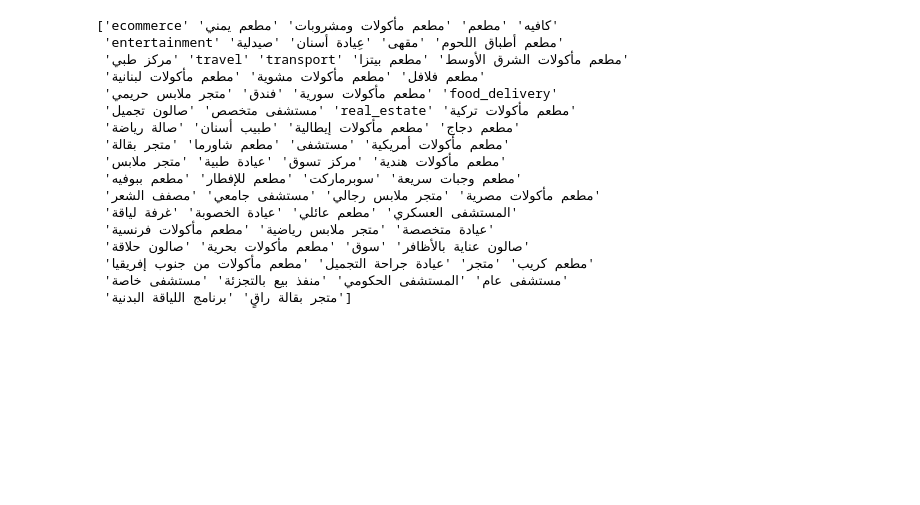
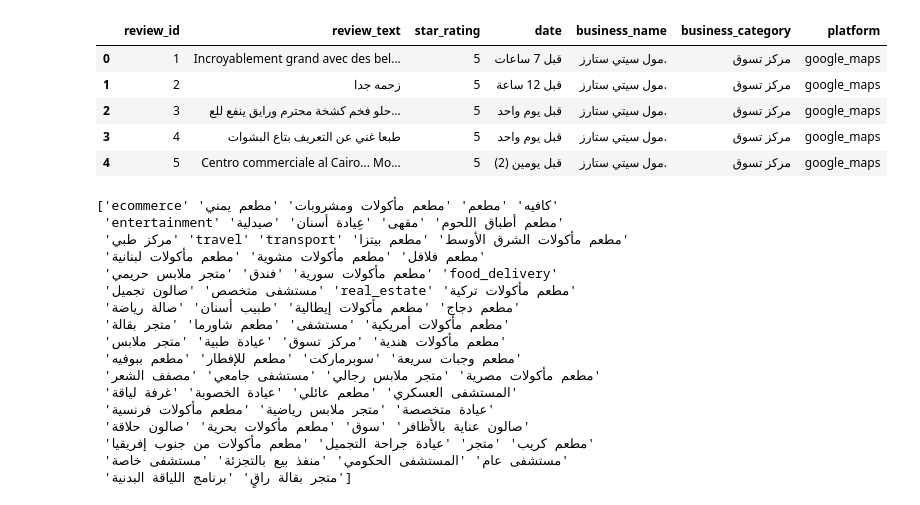
Before and after one commit to mariamgharib553/Hackathon_DeepX, a Jupyter notebook: NU.ipynb, the cells around one changed output. Saved outputs shown, nothing was run; the diff lists cells and outputs as text; code cells hidden in the pictures; blank space fills up the shorter version.

```diff
--- a/NU.ipynb
+++ b/NU.ipynb
@@ -13,2 +16,4 @@ from transformers import (
 # %%
 Label_data=pd.read_excel("train_fixed.xlsx")
+unlabeled_data=pd.read_excel("unlabeled_fixed.xlsx")
+validation_data=pd.read_excel("DeepX_validation.xlsx")
@@ -21,6 +45,15 @@ Label_data.head()
 | 2 | 1975 | تجربة سيئة سألتهم الاكل هياخد وقت... | 1 | قبل شهر | بيت لحم Beet Lahm | مطعم | google_maps | ["service", "delivery", "food"] | ... |
 | 3 | 3024 | احلي مكان فزايد | 5 | قبل شهر | ذا بلكون كافيه الشيخ زايد | مطعم مأكولات ومشروبات | google_maps | ["general"] | ... |
 | 4 | 5483 | الفطير حلو جدا\nالاحجام تحفة\nبال... | 4 | قبل سنة | The Best Restaurant | مطعم | google_maps | ["food", "price"] | ... |
+# %%
+unlabeled_data.head()
+# %% [output]
+|  | review_id | review_text | star_rating | date | business_name | business_category | platform |
+| 0 | 1 | Incroyablement grand avec des bel... | 5 | قبل 7 ساعات | مول سيتي ستارز. | مركز تسوق | google_maps |
+| 1 | 2 | زحمه جدا | 5 | قبل 12 ساعة | مول سيتي ستارز. | مركز تسوق | google_maps |
+| 2 | 3 | حلو فخم كشخة محترم ورايق ينفع للع... | 5 | قبل يوم واحد | مول سيتي ستارز. | مركز تسوق | google_maps |
+| 3 | 4 | طبعا غني عن التعريف بتاع البشوات | 5 | قبل يوم واحد | مول سيتي ستارز. | مركز تسوق | google_maps |
+| 4 | 5 | Centro commerciale al Cairo... Mo... | 5 | قبل يومين (2) | مول سيتي ستارز. | مركز تسوق | google_maps |
 # %%
 print(Label_data["business_category"].unique())
 # %% [output]
```
Also changed, not shown: parts of 12 cells of this notebook.
